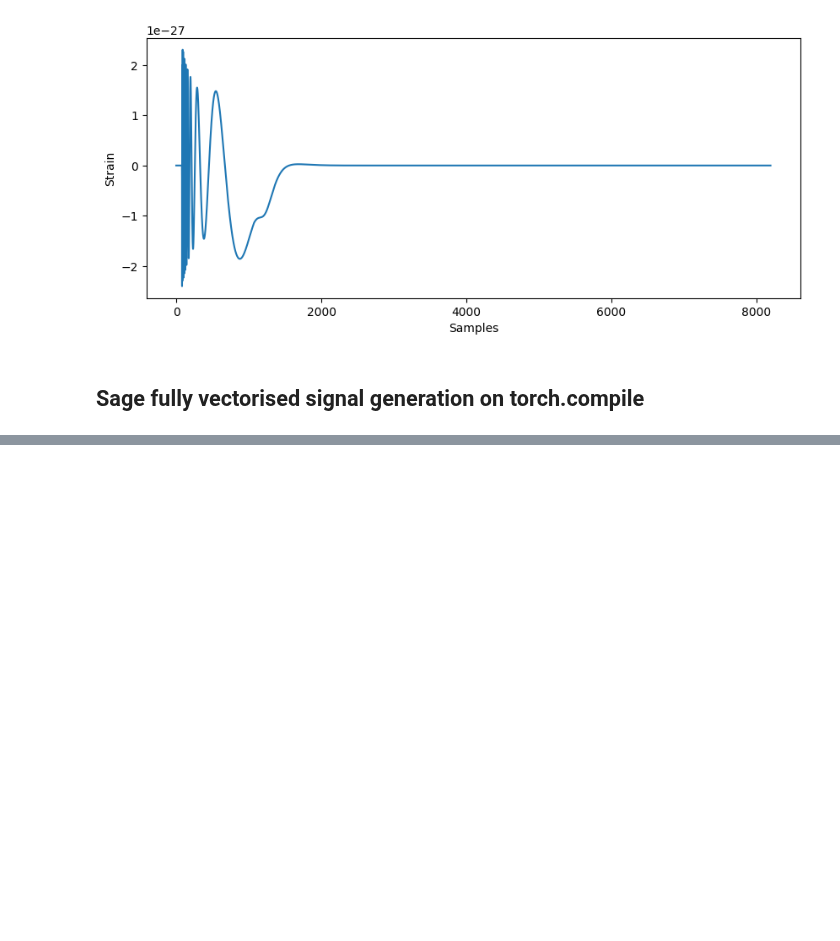
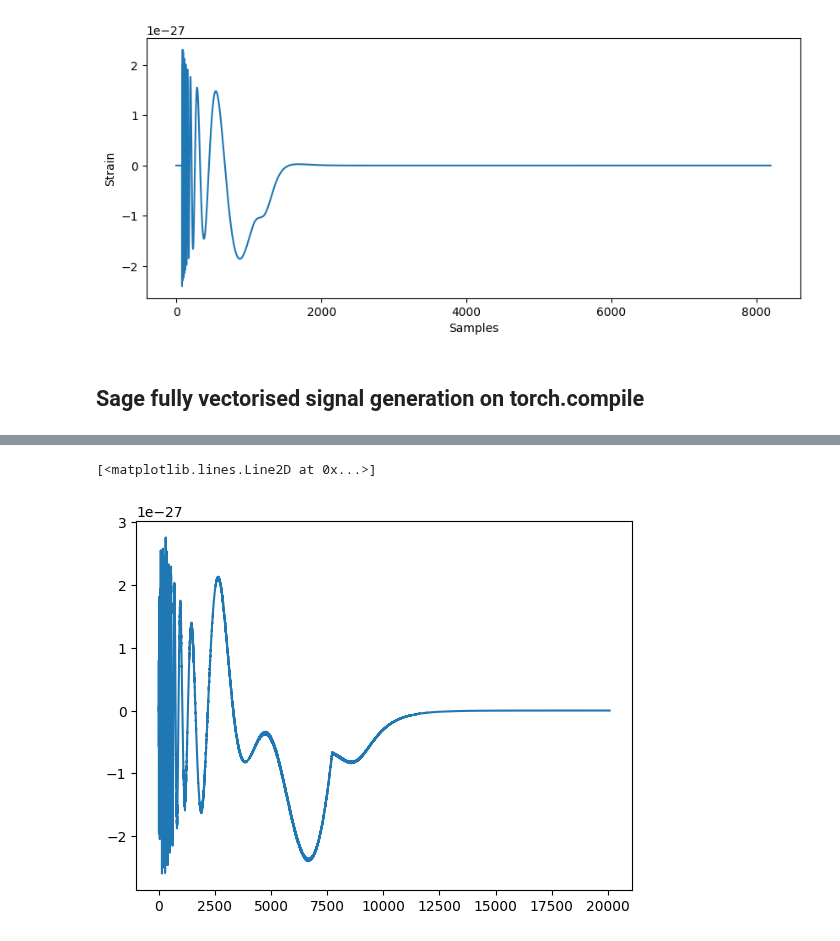
Before and after one commit to nnarenraju/sage, a Jupyter notebook: repro/start_here.ipynb, the cells around one changed output, grey strips where cells are left out. Cells and saved outputs as stored; diff of their text form; code cells hidden in the pictures; blank space fills up the shorter version.

```diff
--- a/repro/start_here.ipynb
+++ b/repro/start_here.ipynb
@@ -335,0 +411,31 @@ print('Time taken to produce 1 waveform with PyTorch (without compile) = {} seco
+# %%
+IMRphenom = 'IMRPhenomD'
+
+m1_msun = 20.0 # In solar masses
+m2_msun = 19.0
+chi1 = 0.0
+chi2 = 0.0
+tc = 0.0 # Time of coalescence in seconds
+phic = 0.0
+dist_mpc = 440.0 # Distance to source in Mpc
+inclination = 0.0 # Inclination Angle
+polarization_angle = 0 # Polarization angle
+
+Mc, eta = ms_to_Mc_eta(jnp.array([m1_msun, m2_msun]))
+
+params = jnp.array([Mc, eta, chi1, chi2, dist_mpc, tc, phic, inclination, polarization_angle])
+
+# Get a frequency domain waveform
+f_l = 20.0
+f_u = 1024.0
+df = 1.0/20.0
+f_ref = f_l
+n = int(np.round((f_u - f_l) / df)) + 1
+
+fs = f_l + df * np.arange(n)
+# %%
+def waveform(theta):
+    hp, _ = gen_IMRPhenomD_hphc(fs, theta, f_ref)
+    return hp
+# %%
+hp_ripple = waveform(params)
@@ -335,0 +460,5 @@ print('Time taken to produce 1 waveform with PyTorch (without compile) = {} seco
+# %%
+plt.plot(np.array(hp_ripple) - hp_sage[0].detach().cpu().numpy())
+# %% [output]
+[<matplotlib.lines.Line2D at 0x...>]
+[figure, added]
```
Also changed, not shown: parts of 18 cells of this notebook.
